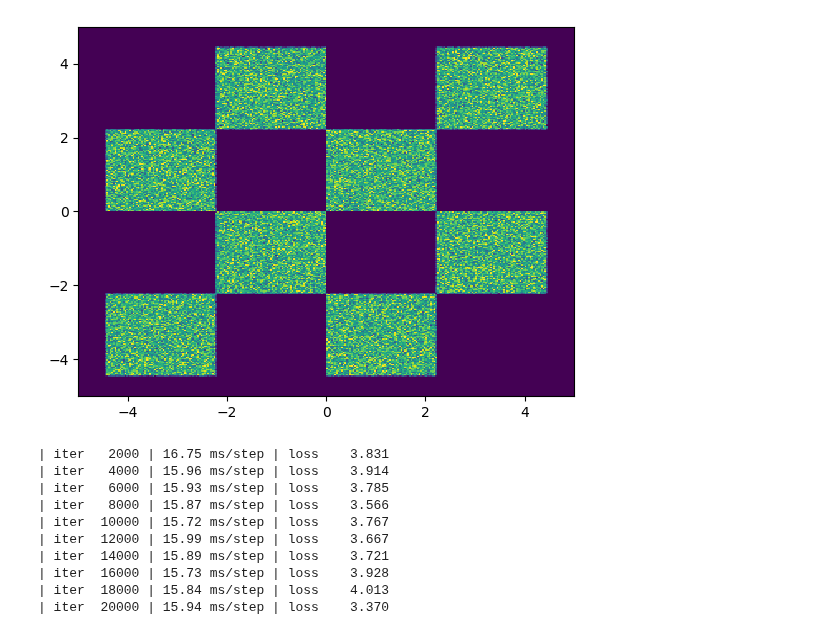
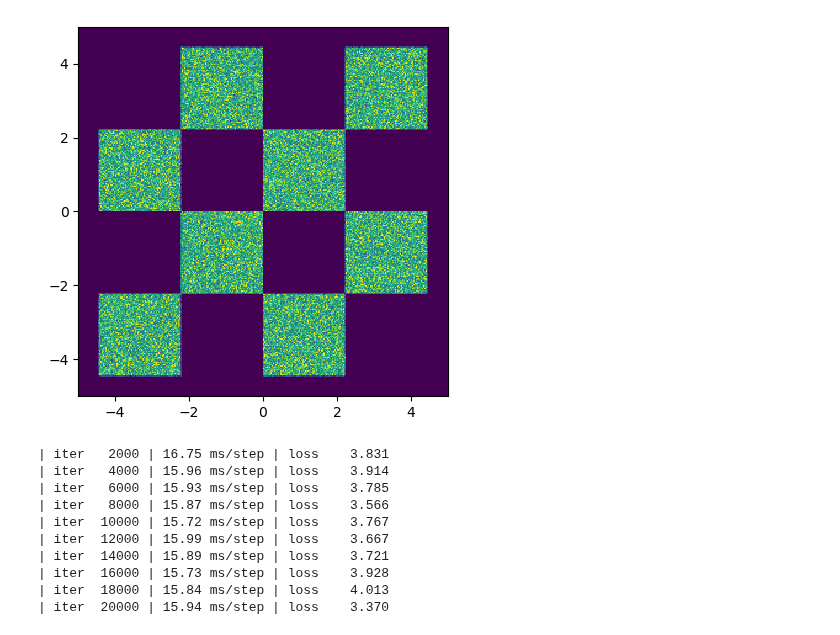
Before and after one commit to aurelio-amerio/gen-sbi, a Jupyter notebook: examples/flow_matching_2d.ipynb, the cells around one changed output. Saved outputs shown, nothing was run; the diff lists cells and outputs as text; code cells hidden in the pictures.

```diff
--- a/test.ipynb
+++ b/examples/flow_matching_2d.ipynb
@@ -80,42 +80,10 @@ def make_moons_jax(key, n_samples=100, shuffle=True, noise=None):
 
     return X, y
 
-@partial(jax.jit, static_argnums=[1])  # type: ignore
-def make_boxes_jax(key, batch_size: int = 200):
-    """
-    Generates a batch of 2D data points similar to the original PyTorch function
-    using JAX.
-
-    Args:
-        key: A JAX PRNG key for random number generation.
-        batch_size: The number of data points to generate.
-
-    Returns:
-        A JAX array of shape (batch_size, 2) with generated data,
-        with dtype float32.
-    """
-    # Split the key for different random operations
-    key1, key2, key3 = jax.random.split(key, 3)
-
-    # Generate x1: uniform random between -2 and 2
-    x1 = jax.random.uniform(key1, (batch_size,)) * 4 - 2
-
-    # Generate random values for x2
-    rand_uniform = jax.random.uniform(key2, (batch_size,))
-    rand_int = jax.random.randint(key3, (batch_size,), 0, 2) * 2
-    x2_ = rand_uniform - rand_int
-
-    # Calculate x2
-    x2 = x2_ + (jnp.floor(x1) % 2)
-
-    # Stack x1 and x2 and scale
-    data = jnp.stack([x1, x2], axis=1) / 0.45
-
-    return data
 
 
 @partial(jax.jit, static_argnums=[1])  # type: ignore
-def make_boxes_jax_v2(key, batch_size: int = 200):
+def make_boxes_jax(key, batch_size: int = 200):
     """
     Generates a batch of 2D data points similar to the original PyTorch function
     using JAX.
@@ -146,23 +114,26 @@ def make_boxes_jax_v2(key, batch_size: int = 200):
 
 @partial(jax.jit, static_argnums=[1])  # type: ignore
 def inf_train_gen(key, batch_size: int = 200):
-    x = make_boxes_jax_v2(key, batch_size)
+    x = make_boxes_jax(key, batch_size)
 
     return x
 # %%
 samples = inf_train_gen(jax.random.PRNGKey(0), 500_000)
 
 H=plt.hist2d(samples[:,0], samples[:,1], 300, range=((-5,5), (-5,5)))
 cmin = 0.0
 cmax = jnp.quantile(jnp.array(H[0]), 0.99).item()
 norm = cm.colors.Normalize(vmax=cmax, vmin=cmin)
 
 _ = plt.hist2d(samples[:,0], samples[:,1], 300, range=((-5,5), (-5,5)), norm=norm)
 
+# set equal ratio of axes
+plt.gca().set_aspect('equal', adjustable='box')
+
 
 plt.show()
 # %% [output]
-[figure, old version]
+[figure, new version]
 # %%
 from flow_matching.path.scheduler import CondOTScheduler
 from flow_matching.path import AffineProbPath
```
Also changed, not shown: parts of 14 cells of this notebook.
